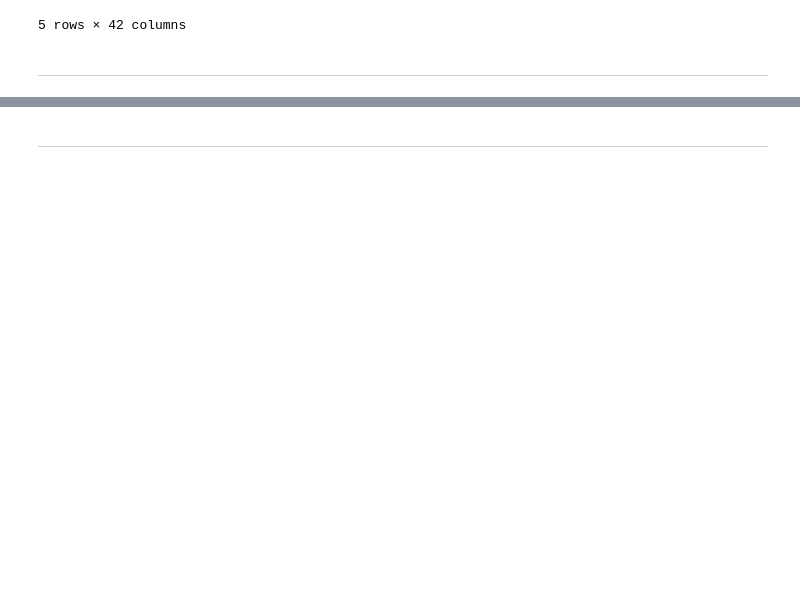
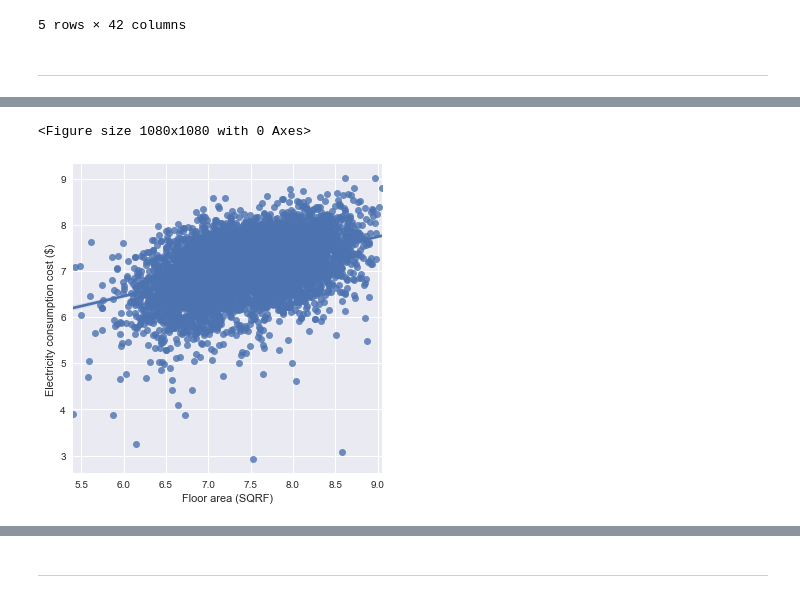
Before and after one commit to jvrnuno/Capstone-2, a Jupyter notebook: notebooks/2_JNT_exploratory_data_analysis.ipynb, the cells around one changed output, grey strips where cells are left out. Drawn from its saved outputs; the diff is of its cells as text; code cells hidden in the pictures; blank space fills up the shorter version.

```diff
--- a/notebooks/2_JNT_exploratory_data_analysis.ipynb
+++ b/notebooks/2_JNT_exploratory_data_analysis.ipynb
@@ -173,0 +172,11 @@ prct_diff_HDD
+# %%
+# Plot linear regression
+
+fig = plt.figure(figsize=(15,15), dpi=72)
+sns.lmplot(x='TOTSQFT_EN_log', y='DOLLAREL_log', data=df)
+plt.xlabel('Floor area (SQRF)')
+plt.ylabel('Electricity consumption cost ($)')
+plt.show()
+# %% [output]
+<Figure size 1080x1080 with 0 Axes>
+[figure, added]
```
Also changed, not shown: parts of 32 cells of this notebook, 1 other file.
